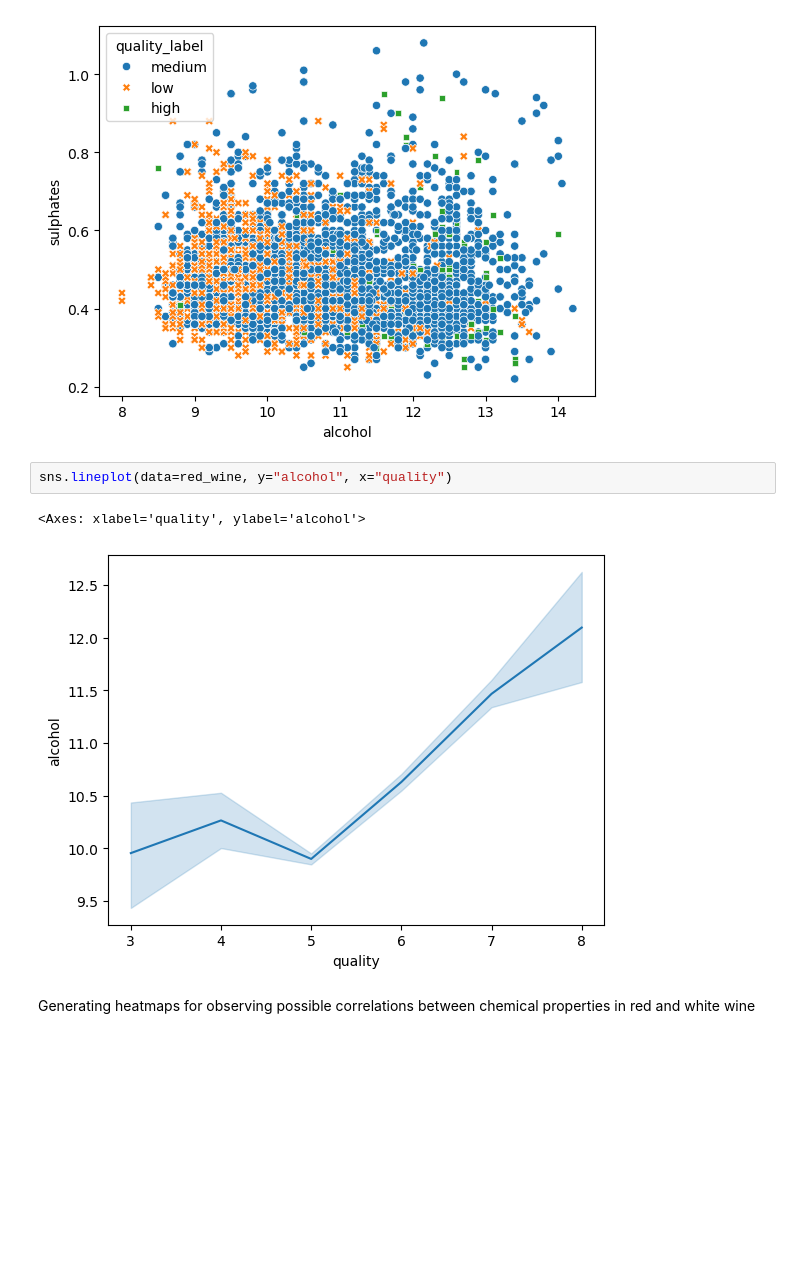
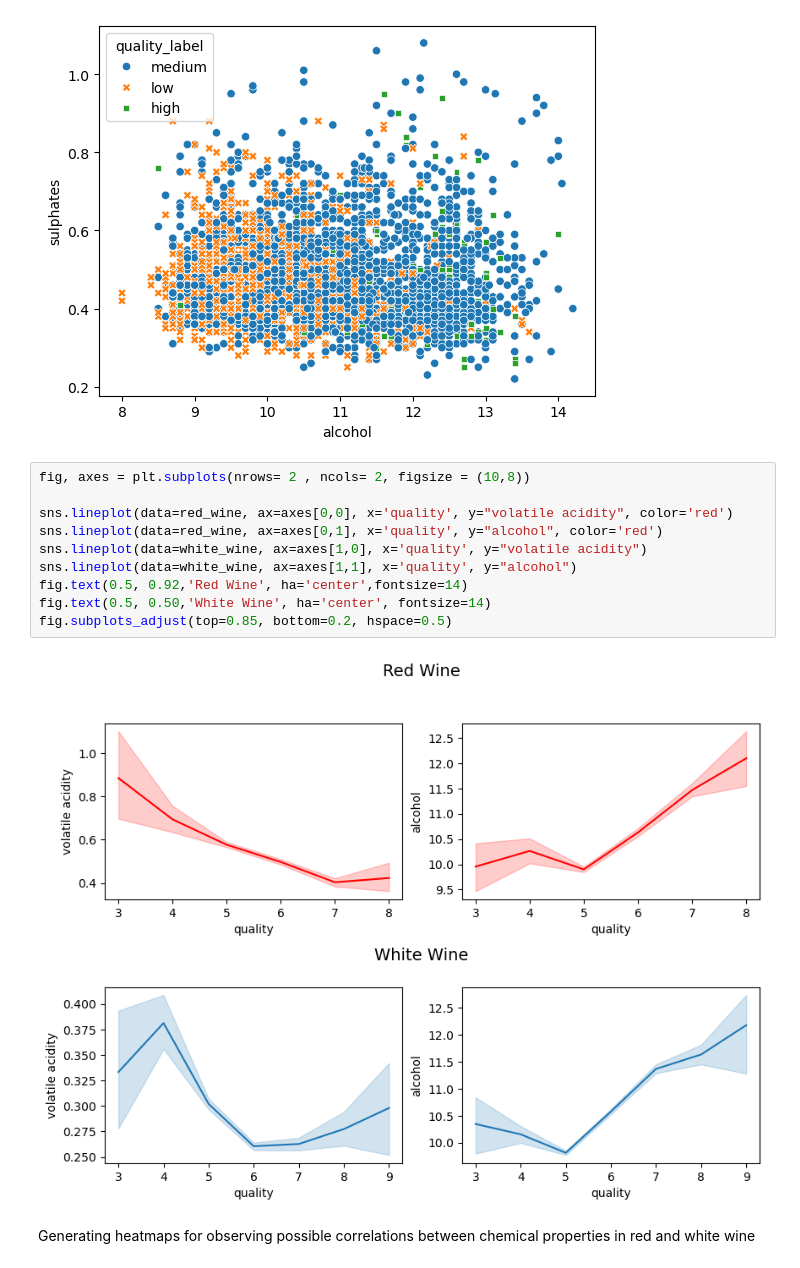
Before and after one commit to Meddy92-gif/Blueberry-winery-project, a Jupyter notebook: wine+quality/EDA_red+white_wine.ipynb, the cells around one changed output. Cells and saved outputs as stored; diff of their text form; blank space fills up the shorter version.

```diff
--- a/wine+quality/EDA_red+white_wine.ipynb
+++ b/wine+quality/EDA_red+white_wine.ipynb
@@ -136,11 +188,18 @@ sns.scatterplot(data=white_wine, x="alcohol", y="sulphates", hue="quality_label"
 # %% [output]
 <Axes: xlabel='alcohol', ylabel='sulphates'>
 [figure]
-# %%
-sns.lineplot(data=red_wine, y="alcohol", x="quality")
-# %% [output]
-<Axes: xlabel='quality', ylabel='alcohol'>
-[figure, removed]
+# %%
+fig, axes = plt.subplots(nrows= 2 , ncols= 2, figsize = (10,8))
+
+sns.lineplot(data=red_wine, ax=axes[0,0], x='quality', y="volatile acidity", color='red')
+sns.lineplot(data=red_wine, ax=axes[0,1], x='quality', y="alcohol", color='red')
+sns.lineplot(data=white_wine, ax=axes[1,0], x='quality', y="volatile acidity")
+sns.lineplot(data=white_wine, ax=axes[1,1], x='quality', y="alcohol")
+fig.text(0.5, 0.92,'Red Wine', ha='center',fontsize=14)
+fig.text(0.5, 0.50,'White Wine', ha='center', fontsize=14)
+fig.subplots_adjust(top=0.85, bottom=0.2, hspace=0.5)
+# %% [output]
+[figure, added]
 # %% [markdown]
 Generating heatmaps for observing possible correlations between chemical properties in red and white wine
 # %%
```
Also changed, not shown: parts of 9 cells of this notebook, 14 other files.
